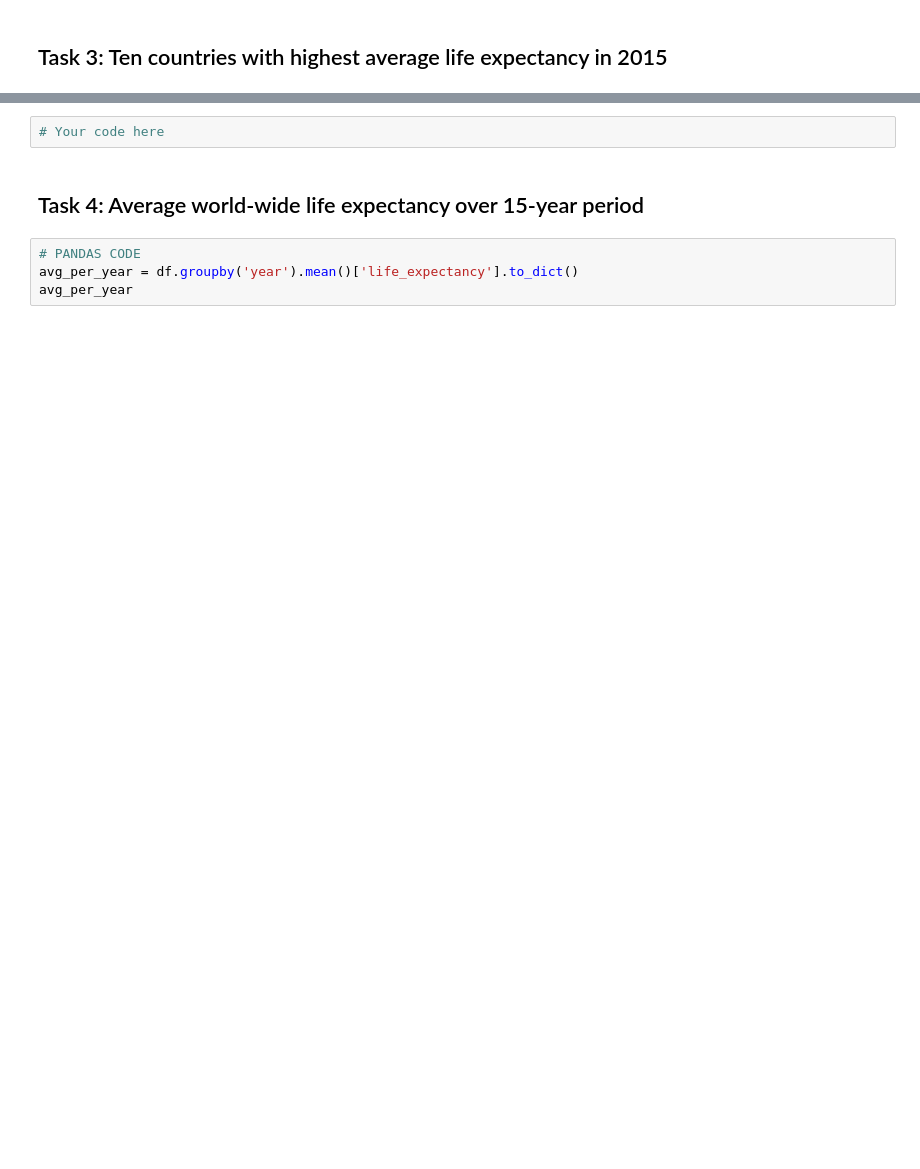
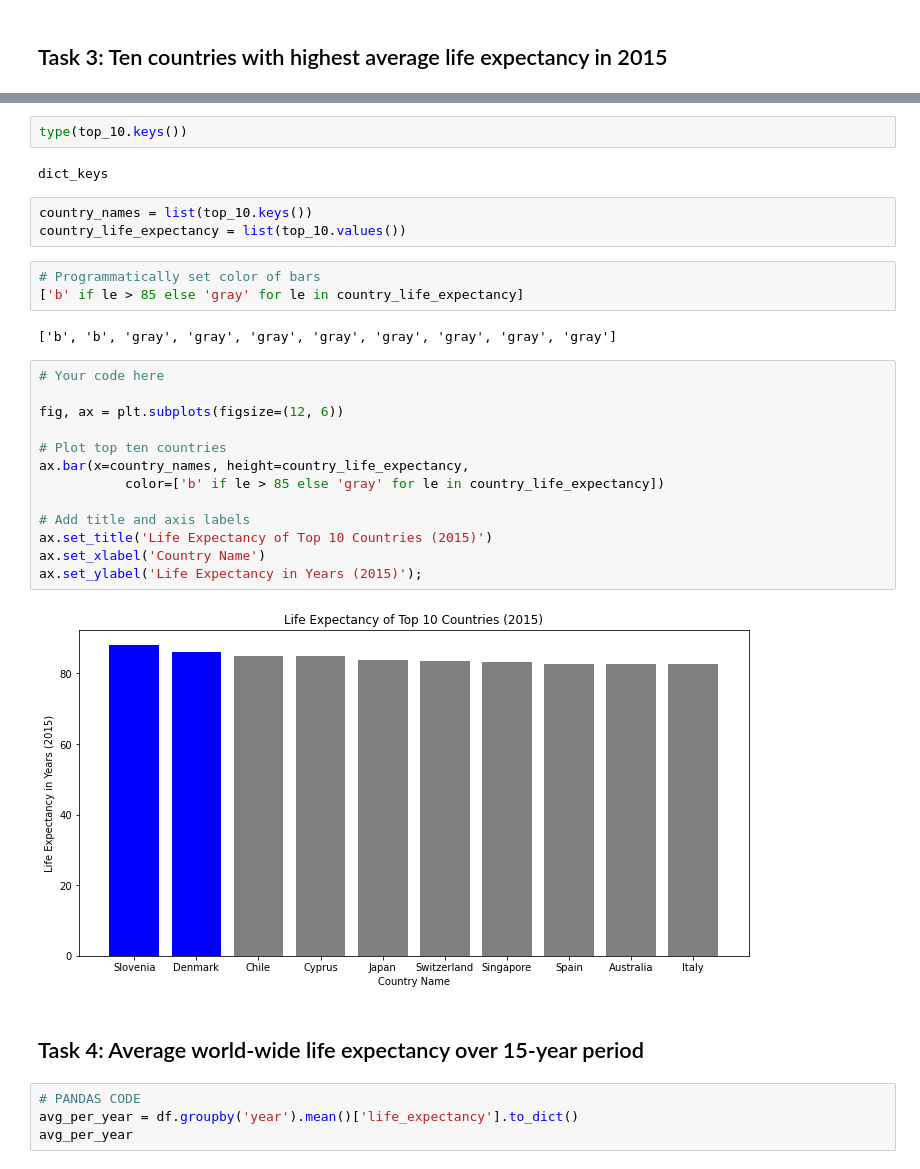
Before and after one commit to flatiron-school/DA-AMZN-220228-lecture-material, a Jupyter notebook: phase_1/data-visualization-gp/data-viz-gp.ipynb, the cells around one changed output, grey strips where cells are left out. Saved outputs shown, nothing was run; the diff lists cells and outputs as text; blank space fills up the shorter version.

```diff
--- a/phase_1/data-visualization-gp/data-viz-gp.ipynb
+++ b/phase_1/data-visualization-gp/data-viz-gp.ipynb
@@ -61,5 +189,30 @@ top_10
-# %%
-# Your code here
+# %%
+type(top_10.keys())
+# %% [output]
+dict_keys
+# %%
+country_names = list(top_10.keys())
+country_life_expectancy = list(top_10.values())
+# %%
+# Programmatically set color of bars
+['b' if le > 85 else 'gray' for le in country_life_expectancy]
+# %% [output]
+['b', 'b', 'gray', 'gray', 'gray', 'gray', 'gray', 'gray', 'gray', 'gray']
+# %%
+# Your code here
+
+fig, ax = plt.subplots(figsize=(12, 6))
+
+# Plot top ten countries
+ax.bar(x=country_names, height=country_life_expectancy,
+           color=['b' if le > 85 else 'gray' for le in country_life_expectancy])
+
+# Add title and axis labels
+ax.set_title('Life Expectancy of Top 10 Countries (2015)')
+ax.set_xlabel('Country Name')
+ax.set_ylabel('Life Expectancy in Years (2015)');
+# %% [output]
+[figure, added]
 # %% [markdown]
 ## Task 4: Average world-wide life expectancy over 15-year period
 # %%
```
Also changed, not shown: parts of 28 cells of this notebook, 1 other file.
